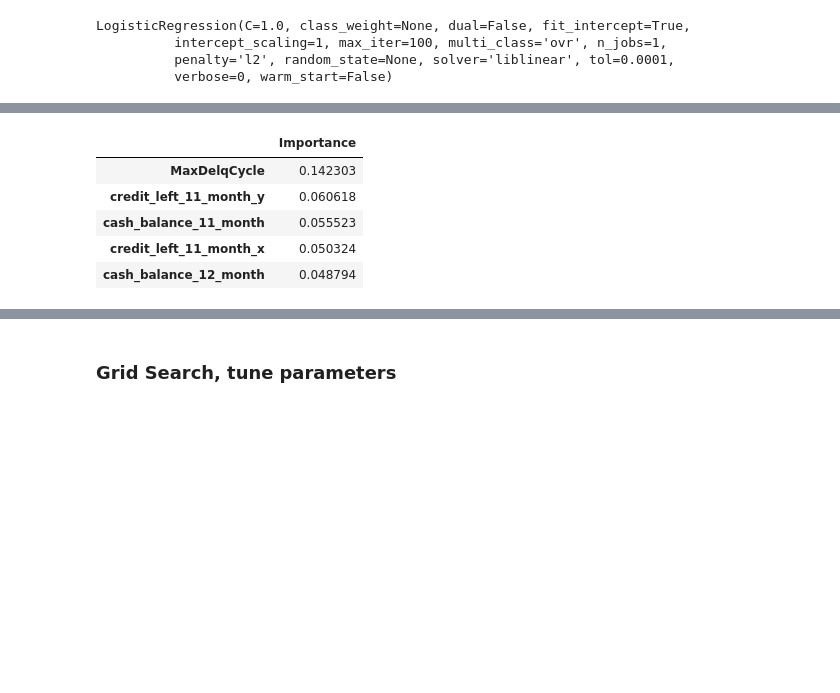
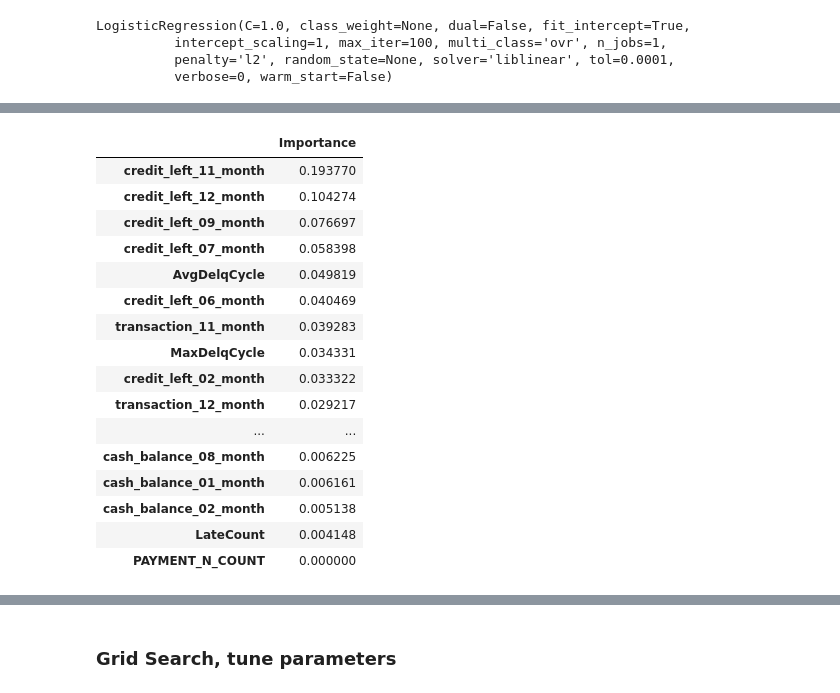
Before and after one commit to tonytontian/Data_Cup_Hello_Team, a Jupyter notebook: code/model_test.ipynb, the cells around one changed output, grey strips where cells are left out. Drawn from its saved outputs; the diff is of its cells as text; code cells hidden in the pictures; blank space fills up the shorter version.

```diff
--- a/code/model_test.ipynb
+++ b/code/model_test.ipynb
@@ -192,6 +308,8 @@ billing_test.head()
 label_encoder = preprocessing.LabelEncoder()
 # %%
 preprocess = DataPreprocess(label_encoder)
+# %%
+billing_training = preprocess.initialize_billing(billing_training)
 # %%
 processed_payment = preprocess.preprocess_payment(payment_training)
 # %% [output]
@@ -226 +439,3 @@ from imblearn.over_sampling import SMOTE
+# %%
+X_train, X_test, y_train, y_test = train_test_split(X, y, test_size=0.3, random_state=101)
 # %%
@@ -229,13 +444,9 @@ X_res, y_res = sm.fit_sample(X, y)
-# %%
-from sklearn.model_selection import train_test_split
-
-X_train, X_test, y_train, y_test = train_test_split(X_res, y_res, test_size=0.3, random_state=42)
 # %%
 from sklearn.linear_model import LogisticRegression
 from sklearn.ensemble import RandomForestClassifier
 
 clf = LogisticRegression()
-rf = RandomForestClassifier(min_samples_split=20, max_depth=10, random_state=0)
+rf = RandomForestClassifier(min_samples_split=200, max_depth=20, random_state=0)
 # %%
 clf.fit(X_train, y_train)
 # %% [output]
@@ -267,14 +478,25 @@ roc_auc_score(predict_rf, y_test)
 # %%
 importance = rf.feature_importances_
 importance = pd.DataFrame(importance, index=processed_data.iloc[:, :-1].columns, columns=["Importance"])
-importance.sort_values('Importance', ascending=False).head()
+importance.sort_values('Importance', ascending=False)
 # %% [output]
 |  | Importance |
-| MaxDelqCycle | 0.142303 |
-| credit_left_11_month_y | 0.060618 |
-| cash_balance_11_month | 0.055523 |
-| credit_left_11_month_x | 0.050324 |
-| cash_balance_12_month | 0.048794 |
+| credit_left_11_month | 0.193770 |
+| credit_left_12_month | 0.104274 |
+| credit_left_09_month | 0.076697 |
+| credit_left_07_month | 0.058398 |
+| AvgDelqCycle | 0.049819 |
+| credit_left_06_month | 0.040469 |
+| transaction_11_month | 0.039283 |
+| MaxDelqCycle | 0.034331 |
+| credit_left_02_month | 0.033322 |
+| transaction_12_month | 0.029217 |
+| ... | ... |
+| cash_balance_08_month | 0.006225 |
+| cash_balance_01_month | 0.006161 |
+| cash_balance_02_month | 0.005138 |
+| LateCount | 0.004148 |
+| PAYMENT_N_COUNT | 0.000000 |
 # %%
 # LightGBM
 # %%
```
Also changed, not shown: parts of 29 cells of this notebook, 3 other files.
